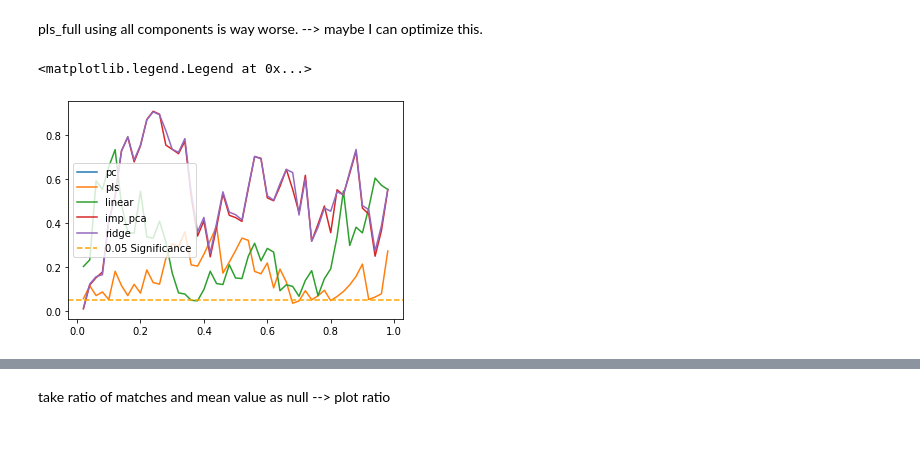
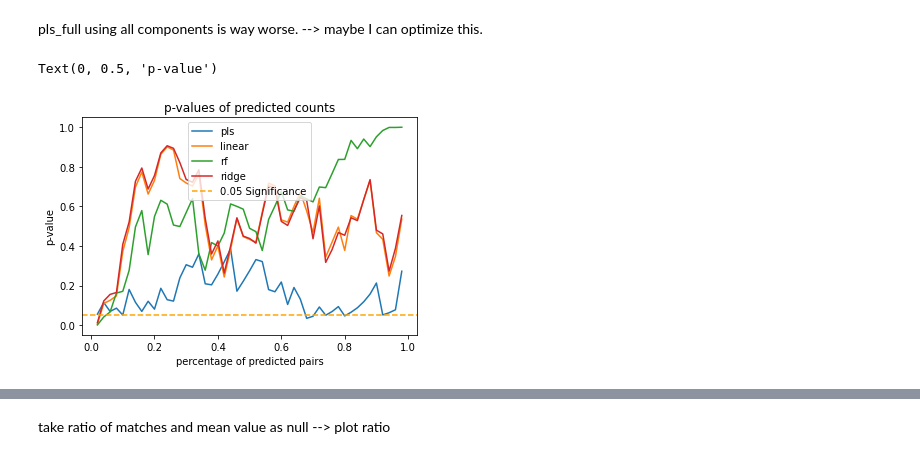
Before and after one commit to antschum/thesis, a Jupyter notebook: GeneAnalysis.ipynb, the cells around one changed output, grey strips where cells are left out. Cells and saved outputs as stored; diff of their text form; code cells hidden in the pictures.

```diff
--- a/GeneAnalysis.ipynb
+++ b/GeneAnalysis.ipynb
@@ -114,14 +73,17 @@ rf_permut160['percentages'], rf_count160['percentages']=percentages, percentages
 
 rf_p_values, rf_z_scores = get_pvalue(count = rf_count160, permut = rf_permut160)
 # %%
-ax = sns.lineplot(x = percentages[1:-1], y = pca_p_values, label = 'pc')
-sns.lineplot(x = percentages[1:-1], y = pls_p_values, label = 'pls')
+ax = sns.lineplot(x = percentages[1:-1], y = pls_p_values, label = 'pls')
+#sns.lineplot(x = percentages[1:-1], y = pca_p_values, label = 'pca')
 sns.lineplot(x = percentages[1:-1], y = linear_p_values, label = 'linear')
-#sns.lineplot(x = percentages[1:-1], y = rf_p_values, label = 'rf')
-sns.lineplot(x = percentages[1:-1], y = imp_pca_p_values, label = 'imp_pca')
+sns.lineplot(x = percentages[1:-1], y = rf_p_values, label = 'rf')
+#sns.lineplot(x = percentages[1:-1], y = imp_pca_p_values, label = 'imp_pca')
 sns.lineplot(x = percentages[1:-1], y = ridge_p_values, label = 'ridge')
 ax.axhline(0.05, ls = '--', c='orange', label = '0.05 Significance')
 ax.legend()
+ax.set_title('p-values of predicted counts')
+ax.set_xlabel('percentage of predicted pairs')
+ax.set_ylabel('p-value')
 # %% [output]
-<matplotlib.legend.Legend at 0x...>
+Text(0, 0.5, 'p-value')
-[figure, old version]
+[figure, new version]
```
Also changed, not shown: parts of 52 cells of this notebook, 8 other files.
